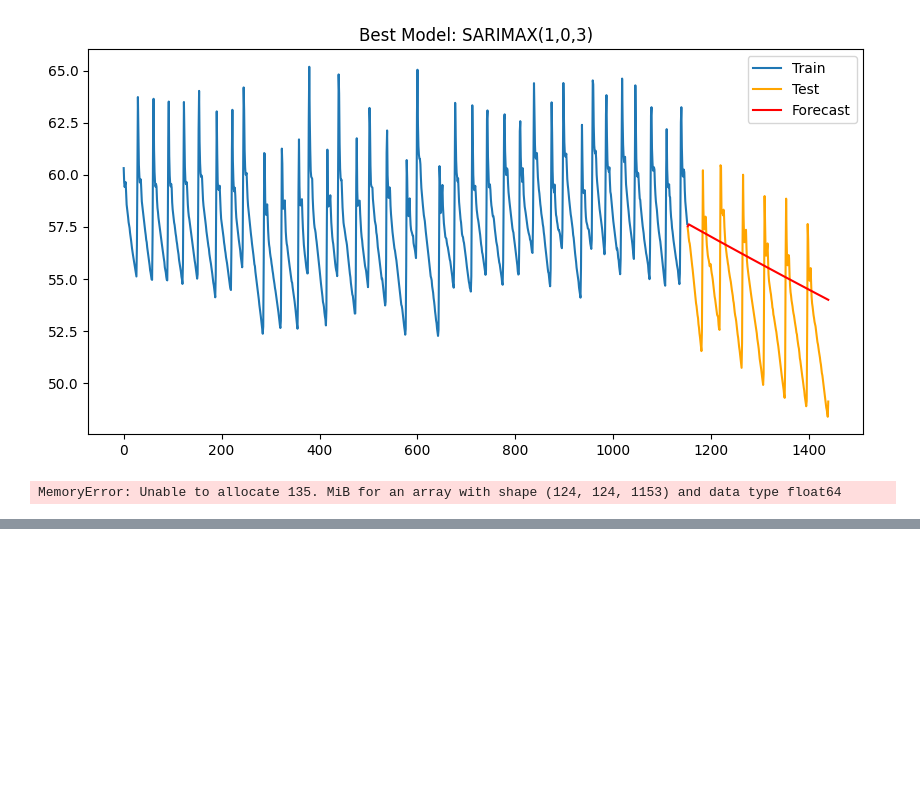
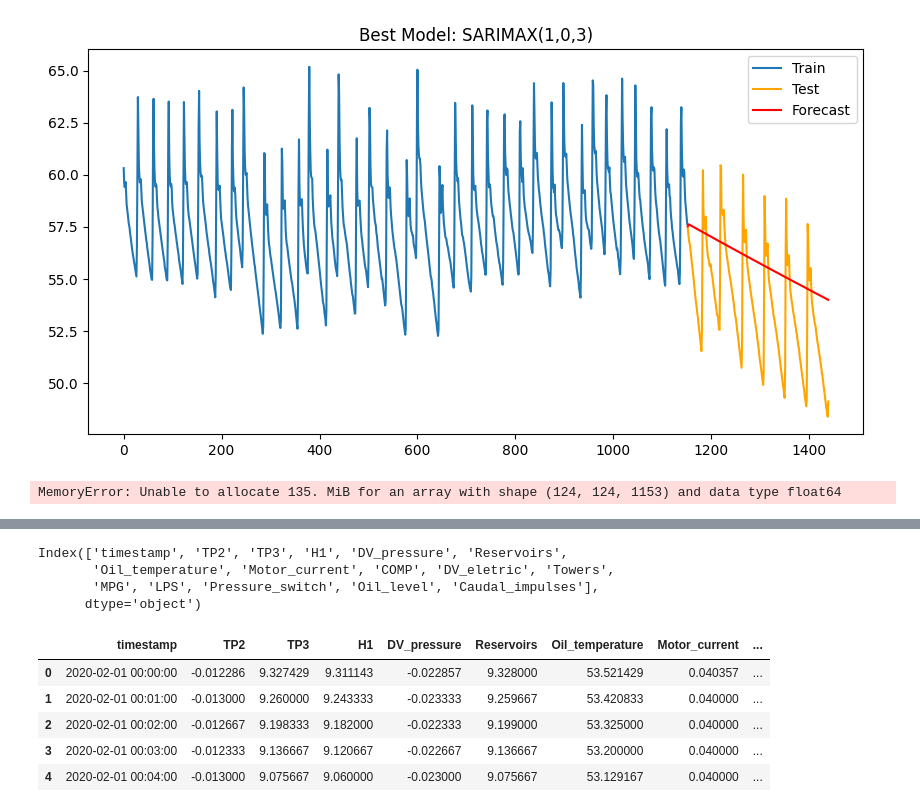
Before and after one commit to bilge-akar/GradProject-Bilge, a Jupyter notebook: arimametropt3_randomday.ipynb, the cells around one changed output, grey strips where cells are left out. Cells and saved outputs as stored; diff of their text form; code cells hidden in the pictures; blank space fills up the shorter version.

```diff
--- a/arimametropt3_randomday.ipynb
+++ b/arimametropt3_randomday.ipynb
@@ -393,0 +450,7 @@ MemoryError: Unable to allocate 135. MiB for an array with shape (124, 124, 1153
+# %%
+df.columns
+# %% [output]
+Index(['timestamp', 'TP2', 'TP3', 'H1', 'DV_pressure', 'Reservoirs',
+       'Oil_temperature', 'Motor_current', 'COMP', 'DV_eletric', 'Towers',
+       'MPG', 'LPS', 'Pressure_switch', 'Oil_level', 'Caudal_impulses'],
+      dtype='object')
@@ -393,0 +468,12 @@ MemoryError: Unable to allocate 135. MiB for an array with shape (124, 124, 1153
+# %%
+# # df2 is the new version of df1 with "condition" column added.
+
+df2 = df.assign(condition=0)
+df2.head()
+# %% [output]
+|  | timestamp | TP2 | TP3 | H1 | DV_pressure | Reservoirs | Oil_temperature | Motor_current | ... |
+| 0 | 2020-02-01 00:00:00 | -0.012286 | 9.327429 | 9.311143 | -0.022857 | 9.328000 | 53.521429 | 0.040357 | ... |
+| 1 | 2020-02-01 00:01:00 | -0.013000 | 9.260000 | 9.243333 | -0.023333 | 9.259667 | 53.420833 | 0.040000 | ... |
+| 2 | 2020-02-01 00:02:00 | -0.012667 | 9.198333 | 9.182000 | -0.022333 | 9.199000 | 53.325000 | 0.040000 | ... |
+| 3 | 2020-02-01 00:03:00 | -0.012333 | 9.136667 | 9.120667 | -0.022667 | 9.136667 | 53.200000 | 0.040000 | ... |
+| 4 | 2020-02-01 00:04:00 | -0.013000 | 9.075667 | 9.060000 | -0.023000 | 9.075667 | 53.129167 | 0.040000 | ... |
```
Also changed, not shown: parts of 8 cells of this notebook, 1 other file.
